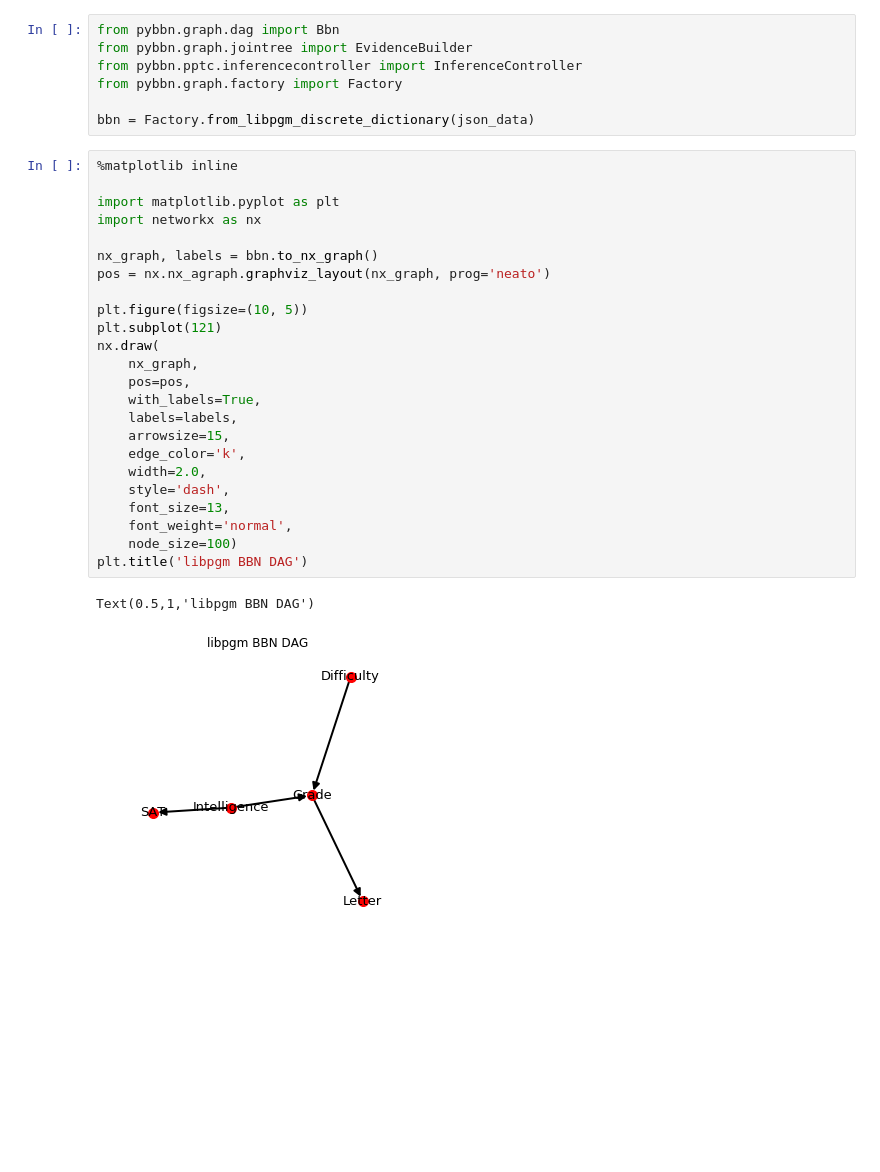
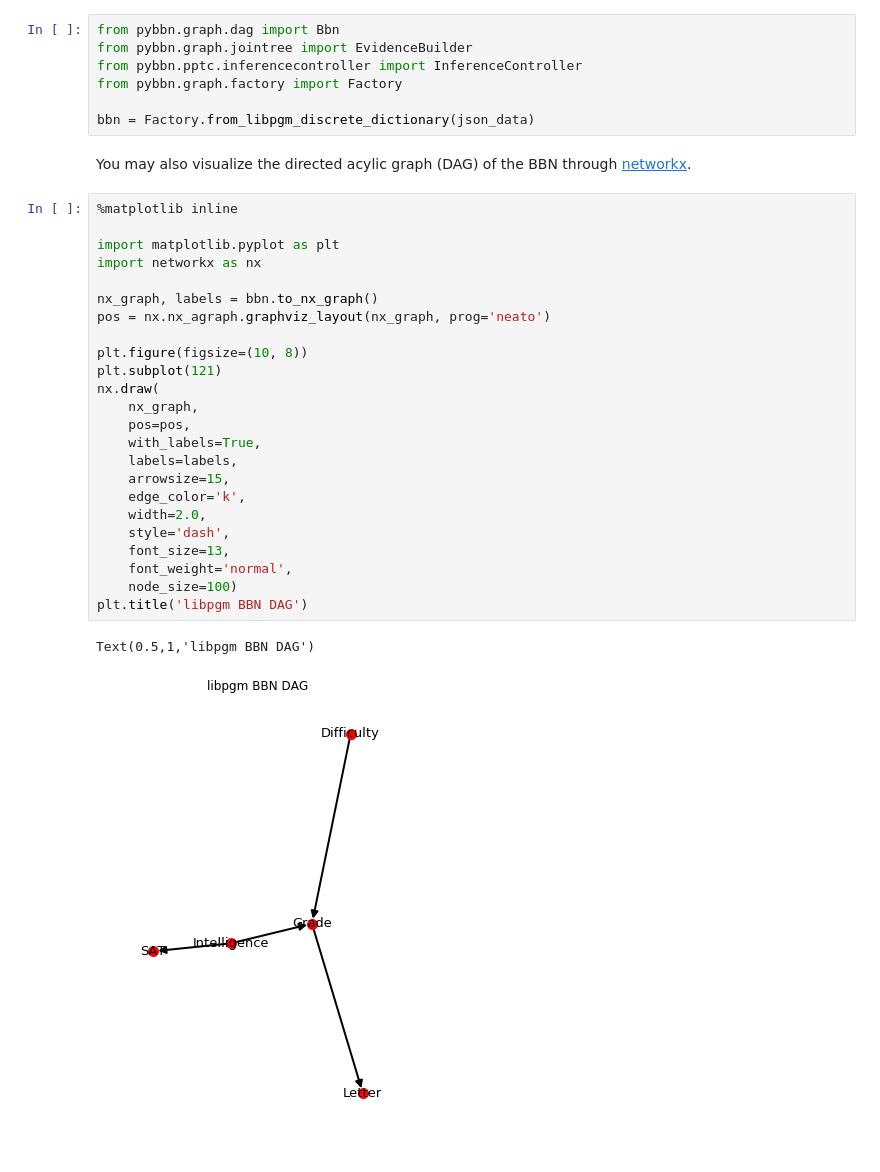
Before and after one commit to vangj/py-bbn, a Jupyter notebook: jupyter/libpgm.ipynb, the cells around one changed output. Drawn from its saved outputs; the diff is of its cells as text; blank space fills up the shorter version.

```diff
--- a/jupyter/libpgm.ipynb
+++ b/jupyter/libpgm.ipynb
@@ -81,33 +81,35 @@ from pybbn.pptc.inferencecontroller import InferenceController
 from pybbn.graph.factory import Factory
 
 bbn = Factory.from_libpgm_discrete_dictionary(json_data)
+# %% [markdown]
+You may also visualize the directed acylic graph (DAG) of the BBN through [networkx](https://networkx.github.io/).
 # %%
 %matplotlib inline
 
 import matplotlib.pyplot as plt
 import networkx as nx
 
 nx_graph, labels = bbn.to_nx_graph()
 pos = nx.nx_agraph.graphviz_layout(nx_graph, prog='neato')
 
-plt.figure(figsize=(10, 5))
+plt.figure(figsize=(10, 8))
 plt.subplot(121)
 nx.draw(
     nx_graph,
     pos=pos,
     with_labels=True,
     labels=labels,
     arrowsize=15,
     edge_color='k',
     width=2.0,
     style='dash',
     font_size=13,
     font_weight='normal',
     node_size=100)
 plt.title('libpgm BBN DAG')
 # %% [output]
 Text(0.5,1,'libpgm BBN DAG')
-[figure, old version]
+[figure, new version]
 # %% [markdown]
 # Inference
 
```
Also changed, not shown: parts of 11 cells of this notebook.
